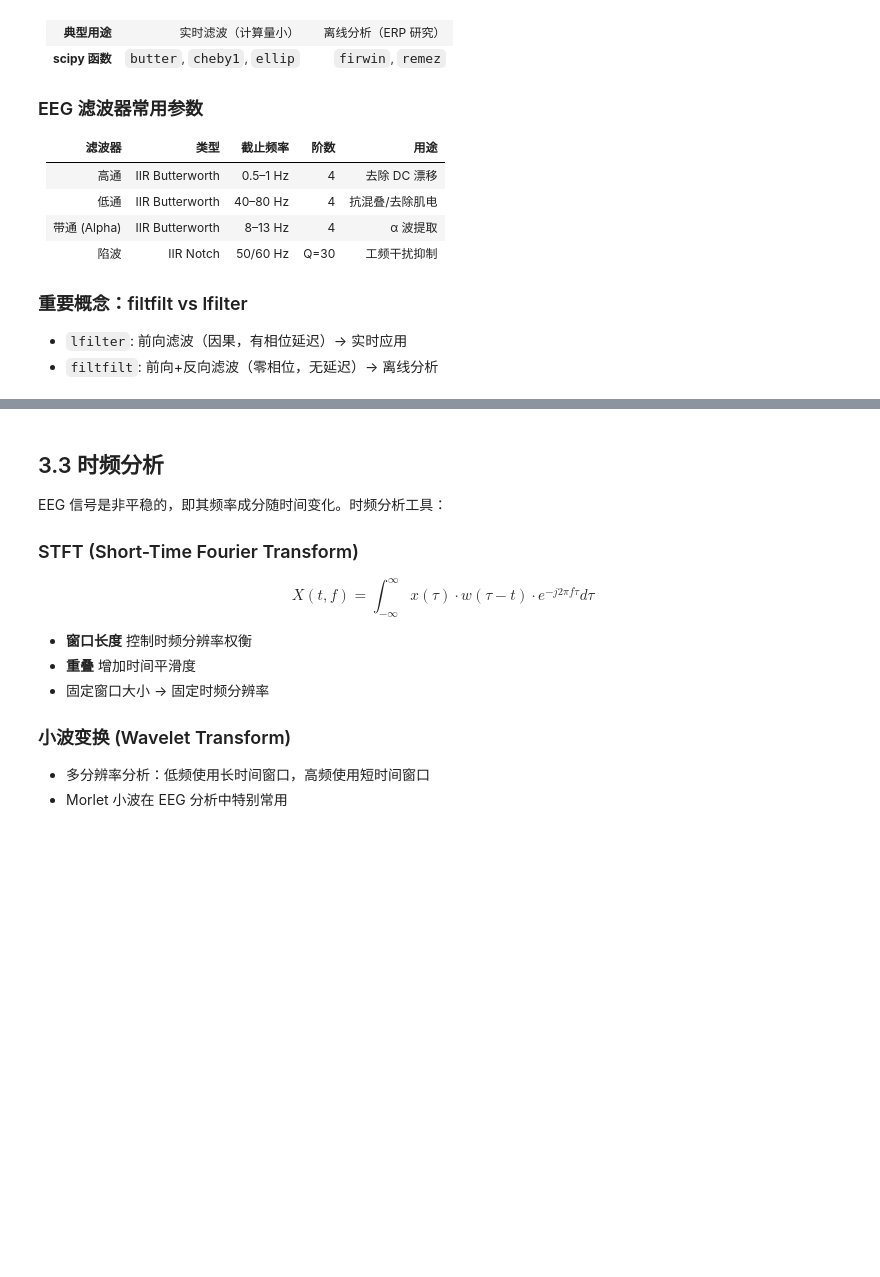
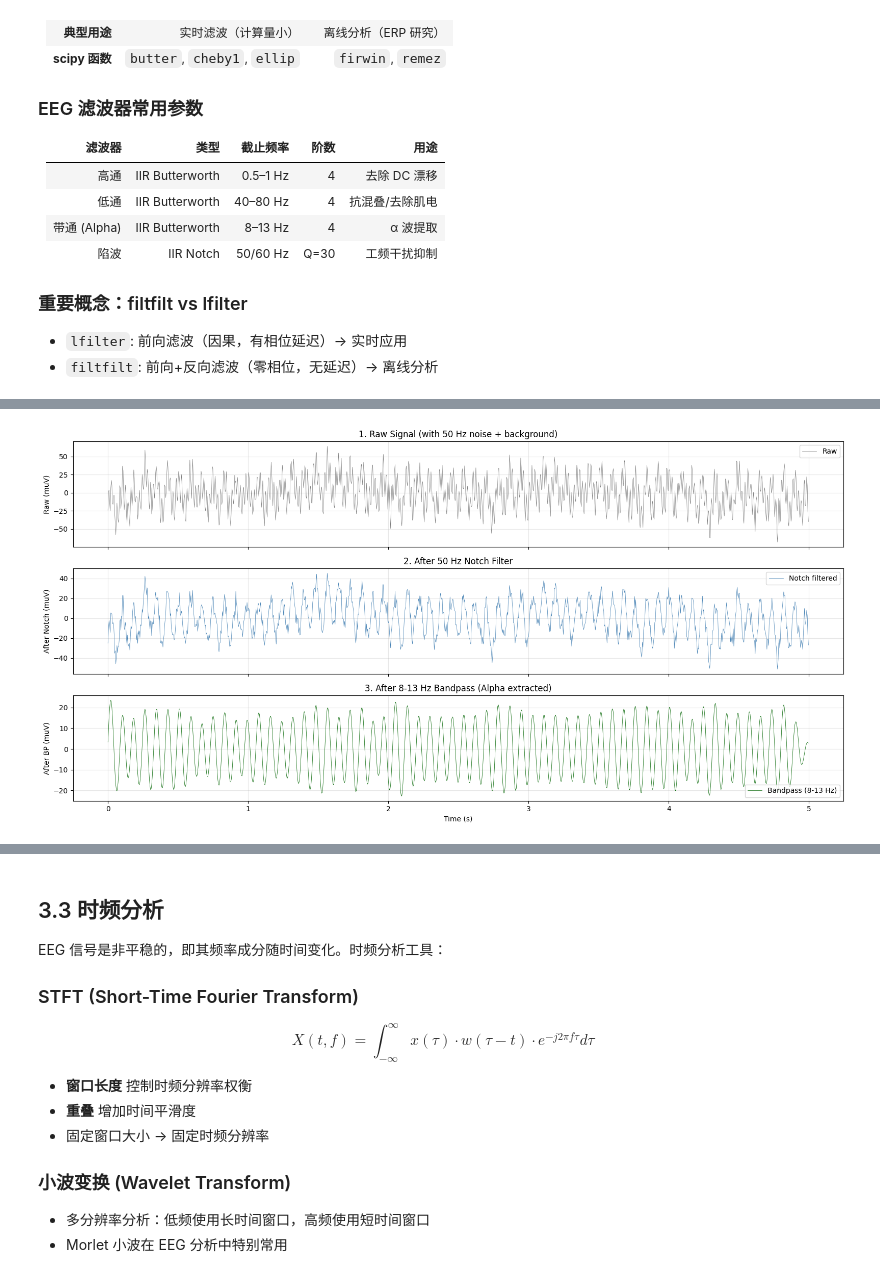
Before and after one commit to usstziyi/openbci-4, a Jupyter notebook: notebooks/unit_03_signal_processing.ipynb, the cells around one changed output, grey strips where cells are left out. Drawn from its saved outputs; the diff is of its cells as text; code cells hidden in the pictures; blank space fills up the shorter version.

```diff
--- a/notebooks/unit_03_signal_processing.ipynb
+++ b/notebooks/unit_03_signal_processing.ipynb
@@ -98,67 +146,42 @@ print(f"  60Hz 陷波滤波器 (Q=30): 中心 60 Hz, 带宽 ≈ {60/30:.0f} Hz")
 # ============================================================
 from utils.helpers import generate_synthetic_eeg
 
-# 生成含 60Hz 工频的合成信号
+# 生成含 50Hz 工频的合成信号
 raw_data, times = generate_synthetic_eeg(
     duration=5.0, sfreq=SFREQ, n_channels=1,
     noise_level=10.0, alpha_power=40.0, seed=99
 )
 raw = raw_data[0]  # 使用单通道
 
 # 应用陷波滤波器（使用 filtfilt 实现零相位）
 notch_filtered = signal.filtfilt(b_notch, a_notch, raw)
 
 # 再应用带通滤波器
-bp_filtered = signal.filtfilt(b_bp, a_bp, notch_filtered)
+bp_filtered = signal.filtfilt(b_bp, a_bp, raw)
 
-# 可视化
-fig, axes = plt.subplots(3, 1, figsize=(14, 10), sharex=True)
+# 可视化效果
+fig, axes = plt.subplots(3, 1, figsize=(16, 8), sharex=True)
 
 axes[0].plot(times, raw, color="gray", linewidth=0.5, label="Raw")
 axes[0].set_ylabel("Raw (muV)")
-axes[0].set_title("1. Raw Signal (with 60 Hz noise + background)")
+axes[0].set_title("1. Raw Signal (with 50 Hz noise + background)")
 axes[0].grid(True, alpha=0.3)
 axes[0].legend()
 
 axes[1].plot(times, notch_filtered, color="steelblue", linewidth=0.5, label="Notch filtered")
 axes[1].set_ylabel("After Notch (muV)")
-axes[1].set_title("2. After 60 Hz Notch Filter")
+axes[1].set_title("2. After 50 Hz Notch Filter")
 axes[1].grid(True, alpha=0.3)
 axes[1].legend()
 
 axes[2].plot(times, bp_filtered, color="darkgreen", linewidth=0.5, label="Bandpass (8-13 Hz)")
 axes[2].set_xlabel("Time (s)")
 axes[2].set_ylabel("After BP (muV)")
 axes[2].set_title("3. After 8-13 Hz Bandpass (Alpha extracted)")
 axes[2].grid(True, alpha=0.3)
 axes[2].legend()
 
 plt.tight_layout()
 plt.show()
-
-# PSD 对比
-fig, ax = plt.subplots(figsize=(12, 5))
-for data, label, color, ls in [
-    (raw, "Raw", "gray", "-"),
-    (notch_filtered, "Notch filtered", "steelblue", "--"),
-    (bp_filtered, "Bandpass (8-13)", "darkgreen", "-")
-]:
-    freqs, psd = signal.welch(data, fs=SFREQ, nperseg=512)
-    ax.semilogy(freqs[freqs <= 80], psd[freqs <= 80], color=color,
-                linestyle=ls, linewidth=1.5, label=label)
-
-ax.axvline(60, color="red", linestyle=":", alpha=0.7, label="60 Hz")
-ax.set_xlabel("Frequency (Hz)")
-ax.set_ylabel("PSD (muV^2/Hz)")
-ax.set_title("Power Spectral Density: Filtering Effects")
-ax.legend()
-ax.grid(True, alpha=0.3)
-plt.tight_layout()
-plt.show()
-
-print("\n滤波器效果评估:")
-print(f"  Raw signal 60Hz power:        {np.mean(psd[(freqs>59)&(freqs<61)]):.4f}")
-# 重新计算 notch filtered 的 PSD
-f2, p2 = signal.welch(notch_filtered, fs=SFREQ, nperseg=512)
-print(f"  Notch filtered 60Hz power:    {np.mean(p2[(f2>59)&(f2<61)]):.6f}")
-print(f"  60Hz suppression:             {np.mean(psd[(freqs>59)&(freqs<61)]) / np.mean(p2[(f2>59)&(f2<61)]):.1f}x")
+# %% [output]
+[figure, added]
```
Also changed, not shown: parts of 9 cells of this notebook, 2 other files.
